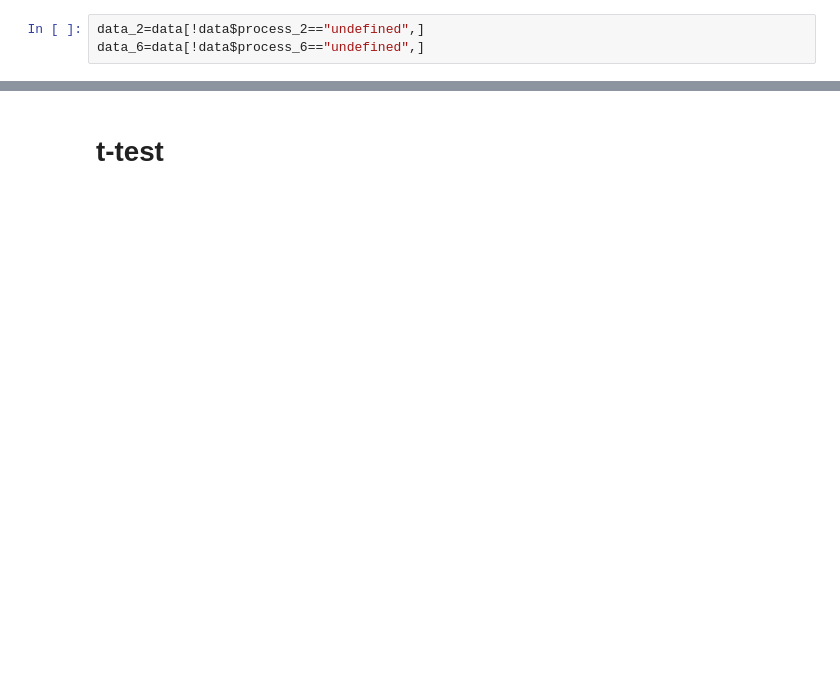
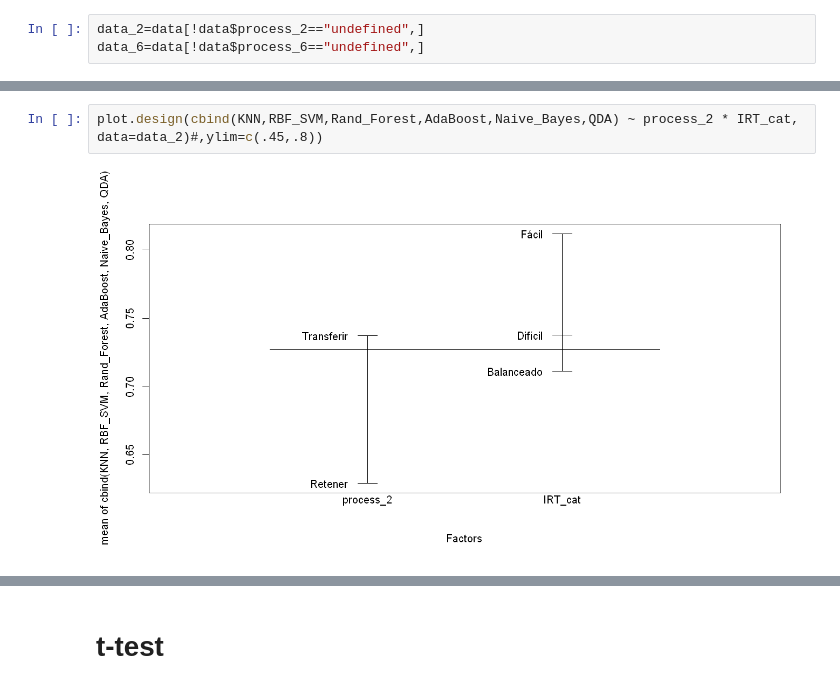
Before and after one commit to Yagwar/ASAG_Test, a Jupyter notebook: Final Results.ipynb, the cells around one changed output, grey strips where cells are left out. Cells and saved outputs as stored; diff of their text form; blank space fills up the shorter version.

```diff
--- a/Final Results.ipynb
+++ b/Final Results.ipynb
@@ -251,0 +150,4 @@ Signif. codes:  0 '***' 0.001 '**' 0.01 '*' 0.05 '.' 0.1 ' ' 1
+# %%
+plot.design(cbind(KNN,RBF_SVM,Rand_Forest,AdaBoost,Naive_Bayes,QDA) ~ process_2 * IRT_cat, data=data_2)#,ylim=c(.45,.8))
+# %% [output]
+[figure, added]
```
Also changed, not shown: parts of 48 cells of this notebook, 2 other files.
